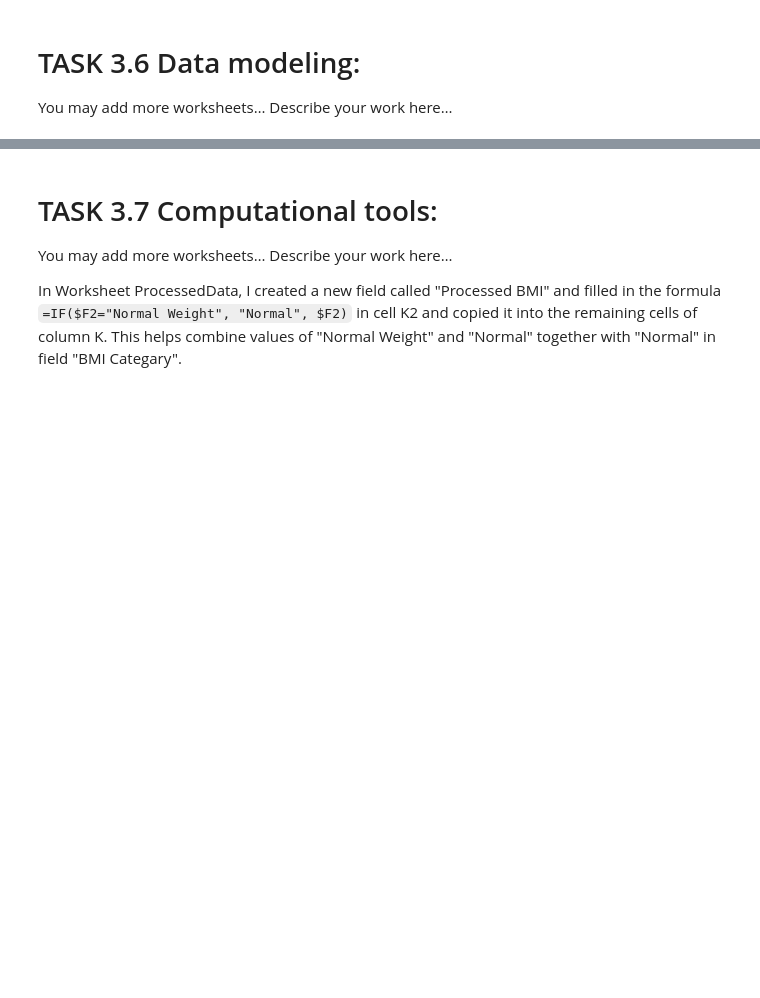
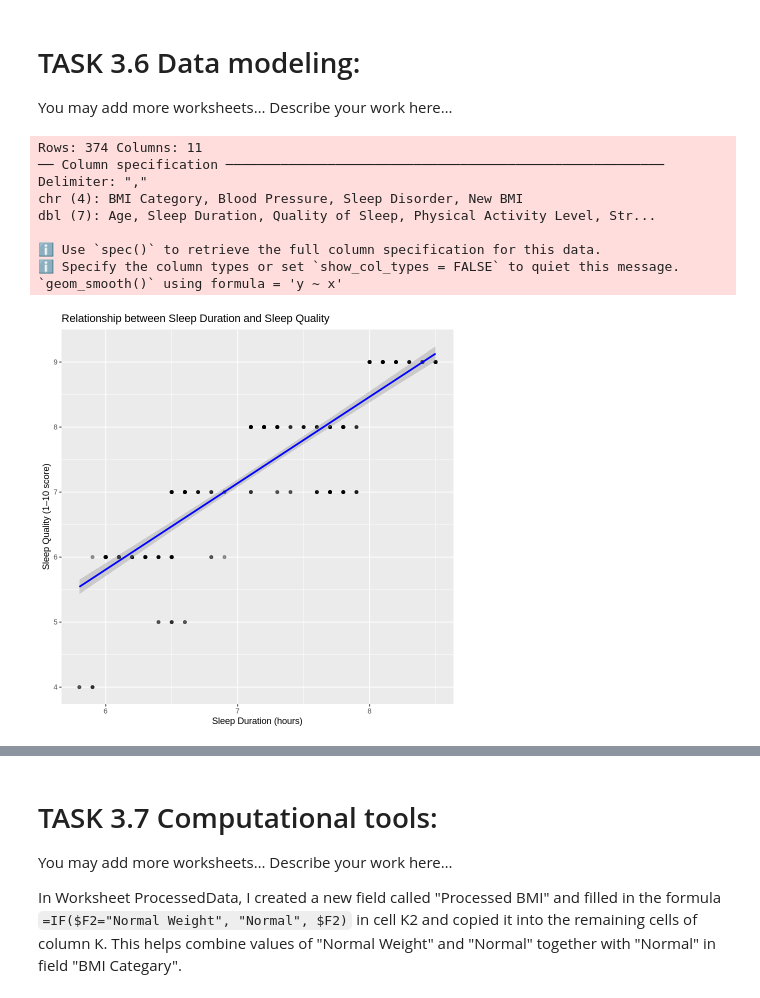
Before and after one commit to nickshen07/web, a Jupyter notebook: Project.ipynb, the cells around one changed output, grey strips where cells are left out. Cells and saved outputs as stored; diff of their text form; code cells hidden in the pictures; blank space fills up the shorter version.

```diff
--- a/Project.ipynb
+++ b/Project.ipynb
@@ -45,3 +45,33 @@ There are some trendlines … AND observations as follo w…
 # %% [markdown]
 # TASK 3.6 Data modeling:
 You may add more worksheets… Describe your work here…
+# %%
+library(tidyverse)
+
+f <- "ProcessedData.csv"
+
+sleep <- read_csv(f) %>%
+  rename(
+    SleepDuration = `Sleep Duration`,
+    SleepQuality  = `Quality of Sleep`
+  )
+
+ggplot(sleep, aes(x = SleepDuration, y = SleepQuality)) +
+  geom_point(alpha = 0.4) +
+  geom_smooth(method = "lm", se = TRUE, color = "blue") +
+  labs(
+    title = "Relationship between Sleep Duration and Sleep Quality",
+    x = "Sleep Duration (hours)",
+    y = "Sleep Quality (1–10 score)"
+  )
+# %% [output]
+Rows: 374 Columns: 11
+── Column specification ────────────────────────────────────────────────────────
+Delimiter: ","
+chr (4): BMI Category, Blood Pressure, Sleep Disorder, New BMI
+dbl (7): Age, Sleep Duration, Quality of Sleep, Physical Activity Level, Str...
+
+ℹ Use `spec()` to retrieve the full column specification for this data.
+ℹ Specify the column types or set `show_col_types = FALSE` to quiet this message.
+`geom_smooth()` using formula = 'y ~ x'
+[figure, added]
```
Also changed, not shown: parts of 3 cells of this notebook.
